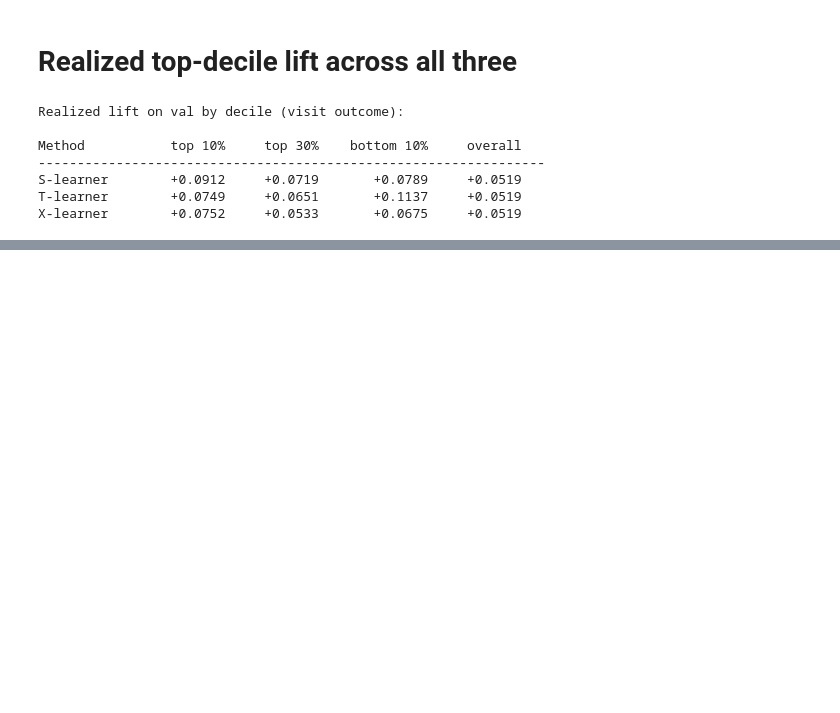
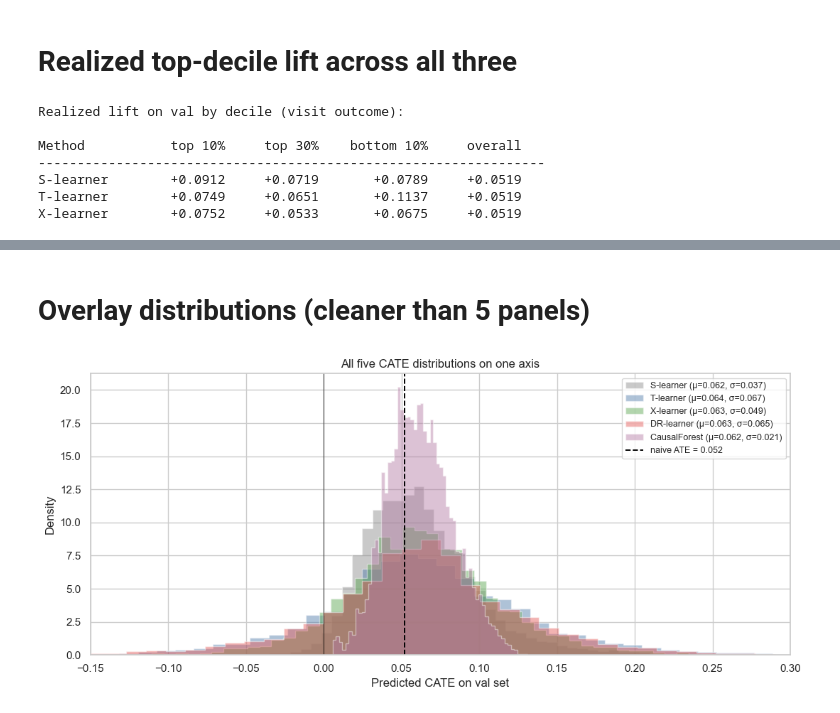
Before and after one commit to rahuldas98rd-png/uplift-promotions, a Jupyter notebook: notebooks/02_baselines.ipynb, the cells around one changed output, grey strips where cells are left out. Cells and saved outputs as stored; diff of their text form; code cells hidden in the pictures; blank space fills up the shorter version.

```diff
--- a/notebooks/02_baselines.ipynb
+++ b/notebooks/02_baselines.ipynb
@@ -558,0 +586,15 @@ X-learner        +0.0752     +0.0533       +0.0675     +0.0519
+# %%
+methods = {
+    "S-learner": cate_s_val,
+    "T-learner": cate_t_val,
+    "X-learner": cate_x_val,
+    "DR-learner": cate_d_val,
+    "CausalForest": cate_c_val,
+}
+
+print(f"{'Method':<14s}  {'mean CATE':>10s}  {'std CATE':>10s}  {'mean/naive':>12s}")
+print("-" * 54)
+print(f"{'Naive ATE':<14s}  {naive_val:>+10.4f}  {'—':>10s}  {1.0:>12.3f}")
+for name, cate in methods.items():
+    ratio = cate.mean() / naive_val
+    print(f"{name:<14s}  {cate.mean():>+10.4f}  {cate.std():>10.4f}  {ratio:>12.3f}")
@@ -558,0 +610,38 @@ X-learner        +0.0752     +0.0533       +0.0675     +0.0519
+# %% [markdown]
+# Overlay distributions (cleaner than 5 panels)
+# %%
+fig, ax = plt.subplots(figsize=(11, 5))
+
+palette = {
+    "S-learner": "#888",
+    "T-learner": "#4c78a8",
+    "X-learner": "#54a24b",
+    "DR-learner": "#e45756",
+    "CausalForest": "#b279a2",
+}
+
+for name, cate in methods.items():
+    ax.hist(
+        cate,
+        bins=60,
+        color=palette[name],
+        alpha=0.45,
+        label=f"{name} (μ={cate.mean():.3f}, σ={cate.std():.3f})",
+        density=True,
+        histtype="stepfilled",
+    )
+
+ax.axvline(
+    naive_val, color="black", linestyle="--", linewidth=1.4, label=f"naive ATE = {naive_val:.3f}"
+)
+ax.axvline(0, color="black", linewidth=0.6)
+ax.set_xlim(-0.15, 0.30)
+ax.set_xlabel("Predicted CATE on val set")
+ax.set_ylabel("Density")
+ax.set_title("All five CATE distributions on one axis")
+ax.legend(loc="upper right", fontsize=9)
+fig.tight_layout()
+fig.savefig(FIG_DIR / "09_all_methods_distributions.png")
+plt.show()
+# %% [output]
+[figure, added]
```
Also changed, not shown: parts of 13 cells of this notebook, 6 other files.
